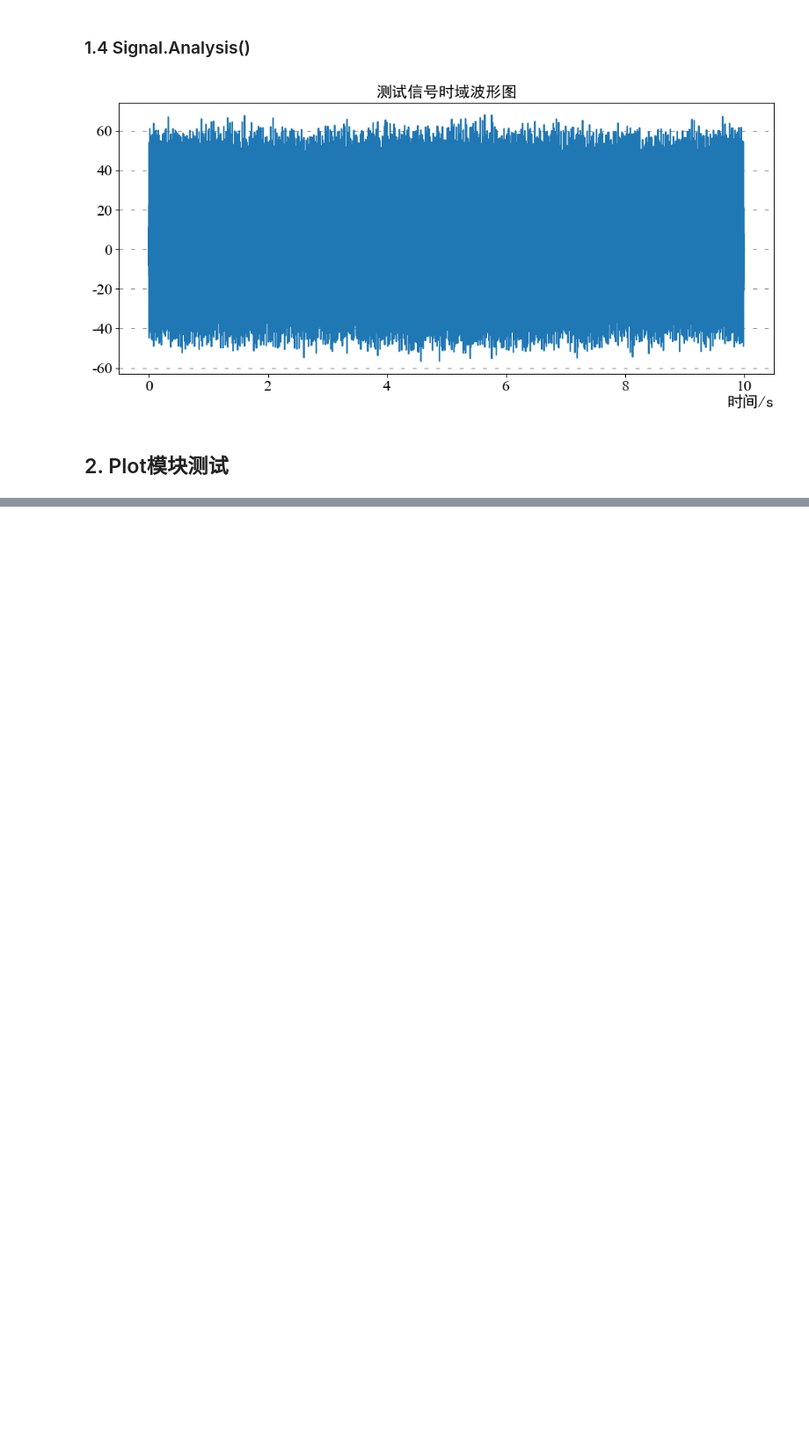
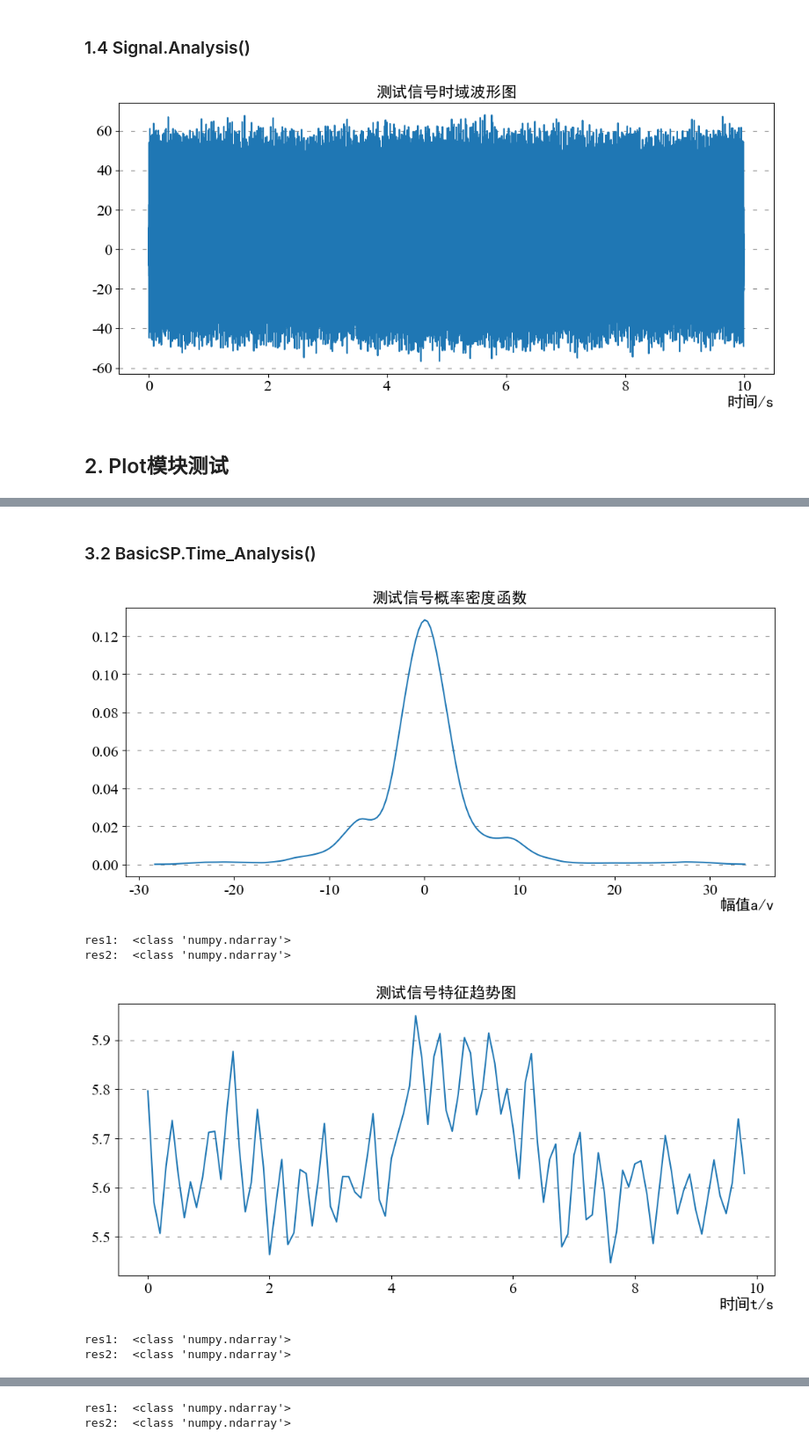
Before and after one commit to xcw1129/PySP, a Jupyter notebook: test.ipynb, the cells around one changed output, grey strips where cells are left out. Shown at 88% size. Saved outputs shown, nothing was run; the diff lists cells and outputs as text; code cells hidden in the pictures; blank space fills up the shorter version.

```diff
--- a/test.ipynb
+++ b/test.ipynb
@@ -130,0 +134,28 @@ plot_2D_Anim(
+# %% [markdown]
+### 3.2 BasicSP.Time_Analysis()
+# %%
+from PySP.BasicSP import Time_Analysis
+
+try:
+    Sig=Signal(data=Data,label='测试信号',fs=12000)
+    # Time_Analysis.Psd()
+    res=Time_Analysis(Sig=Sig,plot=True,plot_save=False,title=Sig.label+"概率密度函数",xlabel="幅值a/v").Pdf(samples=200)
+    for i, r in enumerate(res):
+        print(f"res{i+1}: ", type(r))
+    # Time_Analysis.Trend()
+    res=Time_Analysis(Sig=Sig,plot=True,plot_save=False,title=Sig.label+"特征趋势图",xlabel="时间t/s").Trend(Feature="有效值",step=0.1,SegLength=0.2)
+    for i,r in enumerate(res):
+        print(f"res{i+1}: ",type(r))
+    # Time_Analysis.Autocorr()
+    res=Time_Analysis(Sig=Sig,plot=True,plot_save=False,title=Sig.label+"自相关系数",xlabel="时间t/s").Autocorr(std=True,both=True)
+    for i,r in enumerate(res):
+        print(f"res{i+1}: ",type(r))
+except Exception as e:
+    print(e)
+# %% [output]
+[figure, added]
+res1:  <class 'numpy.ndarray'>
+res2:  <class 'numpy.ndarray'>
+[figure, added]
+res1:  <class 'numpy.ndarray'>
+res2:  <class 'numpy.ndarray'>
@@ -130,0 +163,2 @@ plot_2D_Anim(
+res1:  <class 'numpy.ndarray'>
+res2:  <class 'numpy.ndarray'>
```
Also changed, not shown: parts of 8 cells of this notebook.
